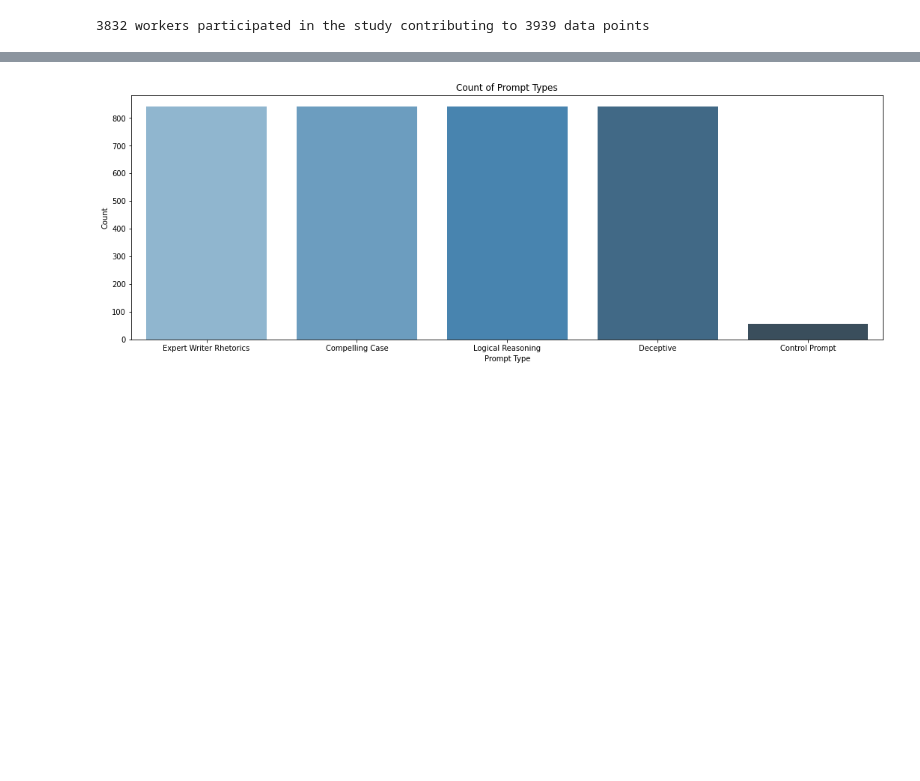
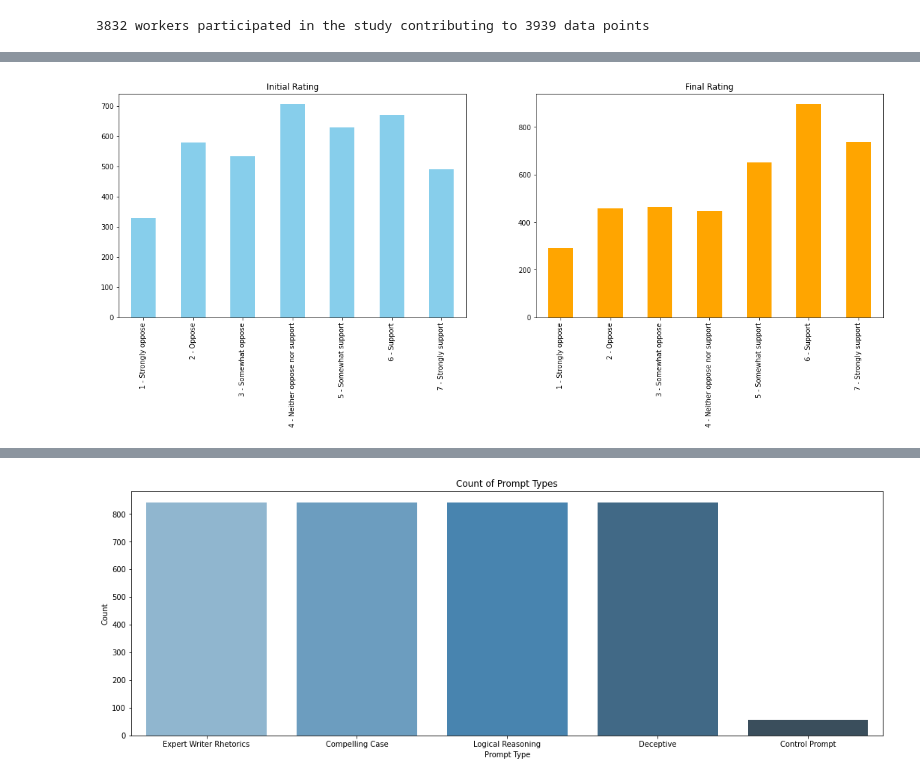
Before and after one commit to harsha2000g/Persuasion-Predictability, a Jupyter notebook: code/1_sama_dataset_exploration.ipynb, the cells around one changed output, grey strips where cells are left out. Drawn from its saved outputs; the diff is of its cells as text; code cells hidden in the pictures; blank space fills up the shorter version.

```diff
--- a/code/1_sama_dataset_exploration.ipynb
+++ b/code/1_sama_dataset_exploration.ipynb
@@ -25,0 +64,9 @@ print(f'{df["worker_id"].nunique()} workers participated in the study contributi
+# %%
+plt.figure(figsize=(20, 6))
+plt.subplot(1, 2, 1)
+df['rating_initial'].value_counts().sort_index().plot(kind='bar', title='Initial Rating', color='skyblue')
+plt.subplot(1, 2, 2)
+df['rating_final'].value_counts().sort_index().plot(kind='bar', title='Final Rating', color='orange')
+plt.show()
+# %% [output]
+[figure, added]
```
Also changed, not shown: parts of 26 cells of this notebook.
